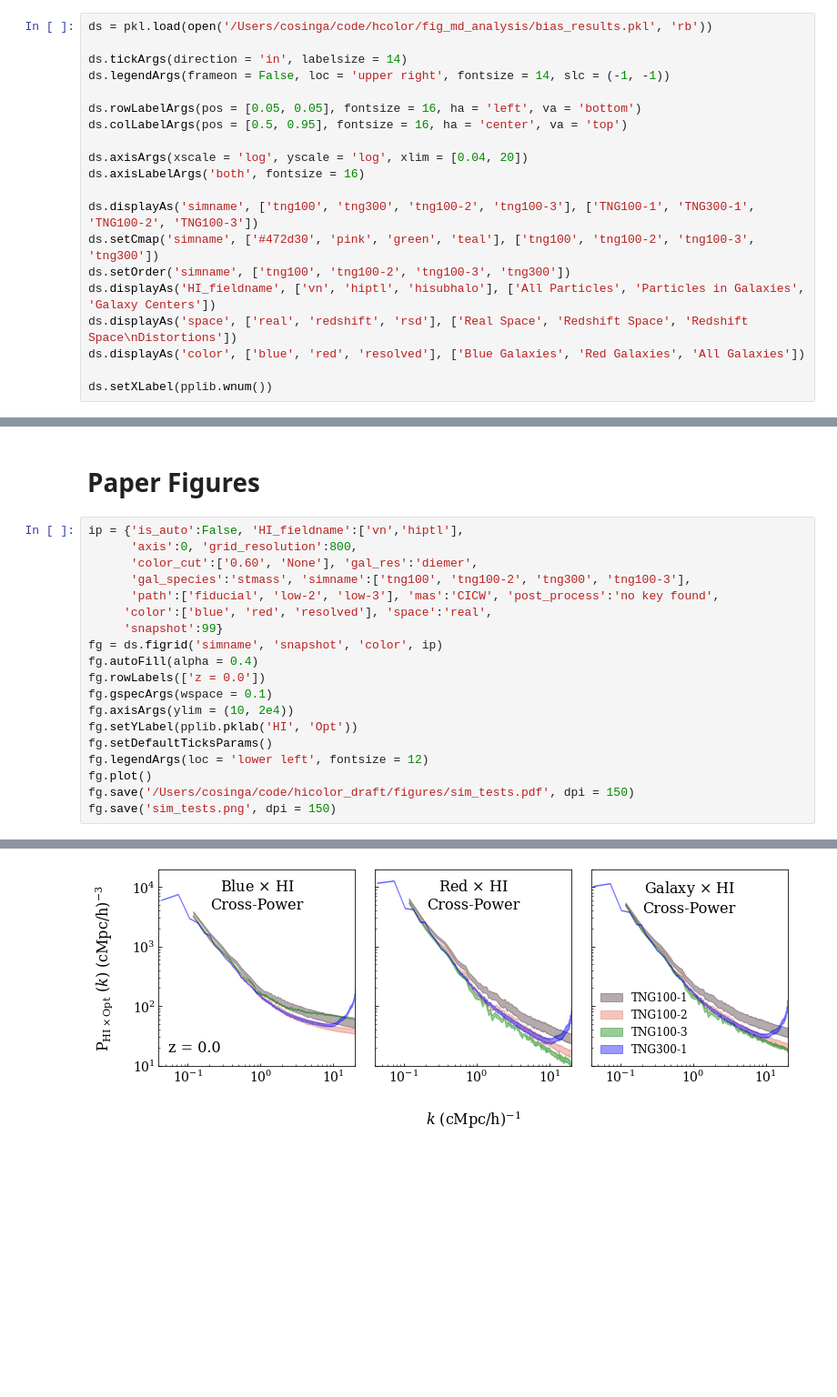
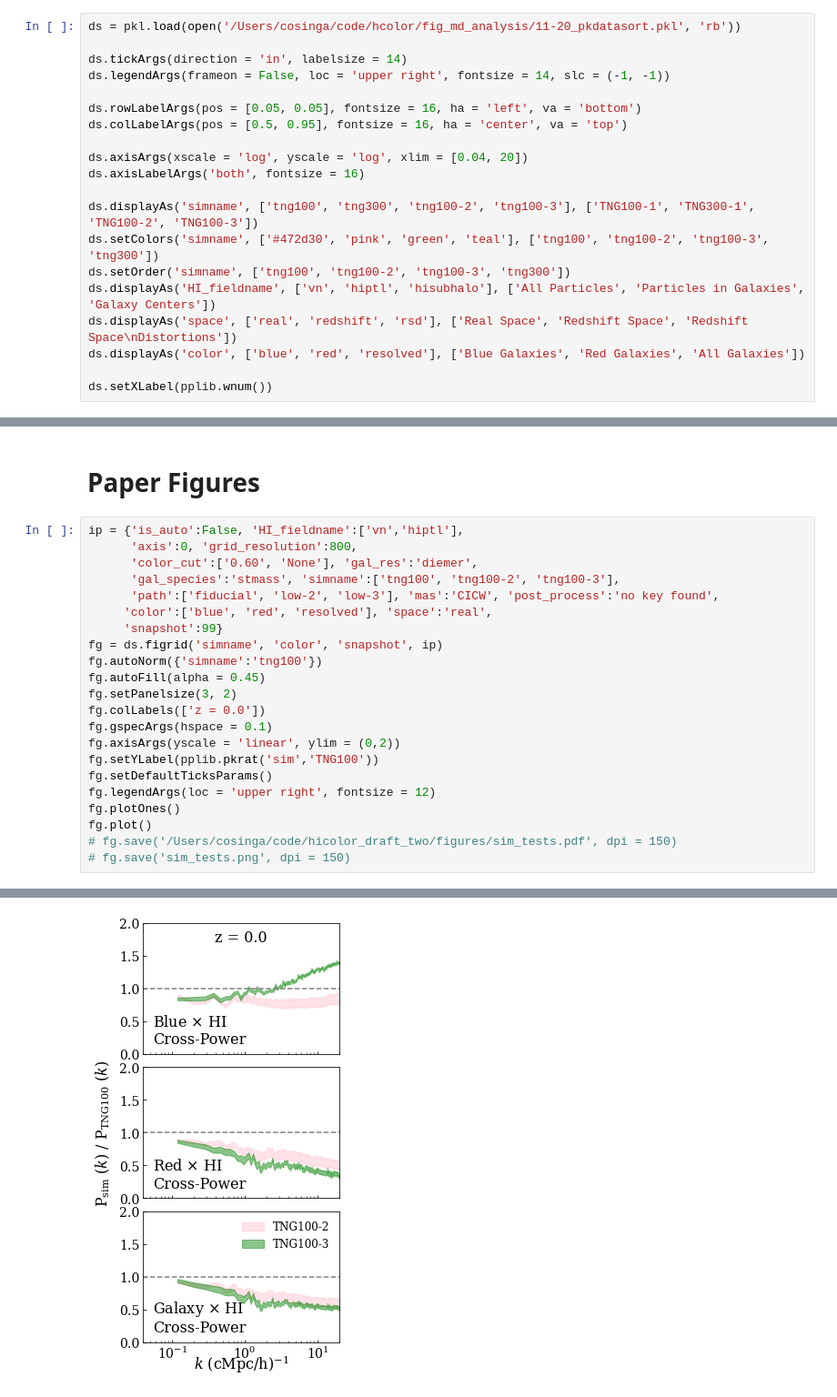
Before and after one commit to calvinosinga/hcolor, a Jupyter notebook: fig_md_analysis/simvolume/simvolume.ipynb, the cells around one changed output, grey strips where cells are left out. Shown at 91% size. Cells and saved outputs as stored; diff of their text form; blank space fills up the shorter version.

```diff
--- a/fig_md_analysis/simvolume/simvolume.ipynb
+++ b/fig_md_analysis/simvolume/simvolume.ipynb
@@ -4,7 +4,7 @@ import pk_plot_library as pplib
 
 pplib.imports()
 # %%
-ds = pkl.load(open('/Users/cosinga/code/hcolor/fig_md_analysis/bias_results.pkl', 'rb'))
+ds = pkl.load(open('/Users/cosinga/code/hcolor/fig_md_analysis/11-20_pkdatasort.pkl', 'rb'))
 
 ds.tickArgs(direction = 'in', labelsize = 14)
 ds.legendArgs(frameon = False, loc = 'upper right', fontsize = 14, slc = (-1, -1))
@@ -16,7 +16,7 @@ ds.axisArgs(xscale = 'log', yscale = 'log', xlim = [0.04, 20])
 ds.axisLabelArgs('both', fontsize = 16)
 
 ds.displayAs('simname', ['tng100', 'tng300', 'tng100-2', 'tng100-3'], ['TNG100-1', 'TNG300-1', 'TNG100-2', 'TNG100-3'])
-ds.setCmap('simname', ['#472d30', 'pink', 'green', 'teal'], ['tng100', 'tng100-2', 'tng100-3', 'tng300'])
+ds.setColors('simname', ['#472d30', 'pink', 'green', 'teal'], ['tng100', 'tng100-2', 'tng100-3', 'tng300'])
 ds.setOrder('simname', ['tng100', 'tng100-2', 'tng100-3', 'tng300'])
 ds.displayAs('HI_fieldname', ['vn', 'hiptl', 'hisubhalo'], ['All Particles', 'Particles in Galaxies', 'Galaxy Centers'])
 ds.displayAs('space', ['real', 'redshift', 'rsd'], ['Real Space', 'Redshift Space', 'Redshift Space\nDistortions'])
@@ -99,19 +99,22 @@ The column values for color: ['blue', 'red', 'resolved']
 ip = {'is_auto':False, 'HI_fieldname':['vn','hiptl'],
       'axis':0, 'grid_resolution':800,
       'color_cut':['0.60', 'None'], 'gal_res':'diemer',
-      'gal_species':'stmass', 'simname':['tng100', 'tng100-2', 'tng300', 'tng100-3'],
+      'gal_species':'stmass', 'simname':['tng100', 'tng100-2', 'tng100-3'],
       'path':['fiducial', 'low-2', 'low-3'], 'mas':'CICW', 'post_process':'no key found',
      'color':['blue', 'red', 'resolved'], 'space':'real',
      'snapshot':99}
-fg = ds.figrid('simname', 'snapshot', 'color', ip)
-fg.autoFill(alpha = 0.4)
-fg.rowLabels(['z = 0.0'])
-fg.gspecArgs(wspace = 0.1)
-fg.axisArgs(ylim = (10, 2e4))
-fg.setYLabel(pplib.pklab('HI', 'Opt'))
+fg = ds.figrid('simname', 'color', 'snapshot', ip)
+fg.autoNorm({'simname':'tng100'})
+fg.autoFill(alpha = 0.45)
+fg.setPanelsize(3, 2)
+fg.colLabels(['z = 0.0'])
+fg.gspecArgs(hspace = 0.1)
+fg.axisArgs(yscale = 'linear', ylim = (0,2))
+fg.setYLabel(pplib.pkrat('sim','TNG100'))
 fg.setDefaultTicksParams()
-fg.legendArgs(loc = 'lower left', fontsize = 12)
+fg.legendArgs(loc = 'upper right', fontsize = 12)
+fg.plotOnes()
 fg.plot()
-fg.save('/Users/cosinga/code/hicolor_draft/figures/sim_tests.pdf', dpi = 150)
-fg.save('sim_tests.png', dpi = 150)
+# fg.save('/Users/cosinga/code/hicolor_draft_two/figures/sim_tests.pdf', dpi = 150)
+# fg.save('sim_tests.png', dpi = 150)
 # %% [output]
@@ -120 +123 @@ The column values for color: ['blue', 'red', 'resolved']
-[figure, old version]
+[figure, new version]
```
Also changed, not shown: parts of 5 cells of this notebook, 2 other files.
